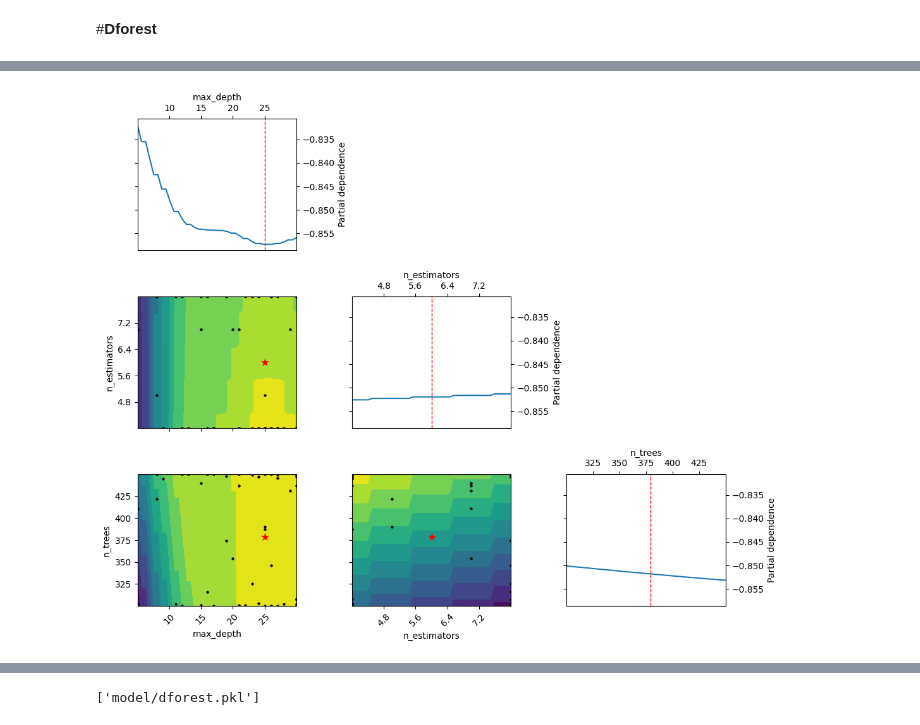
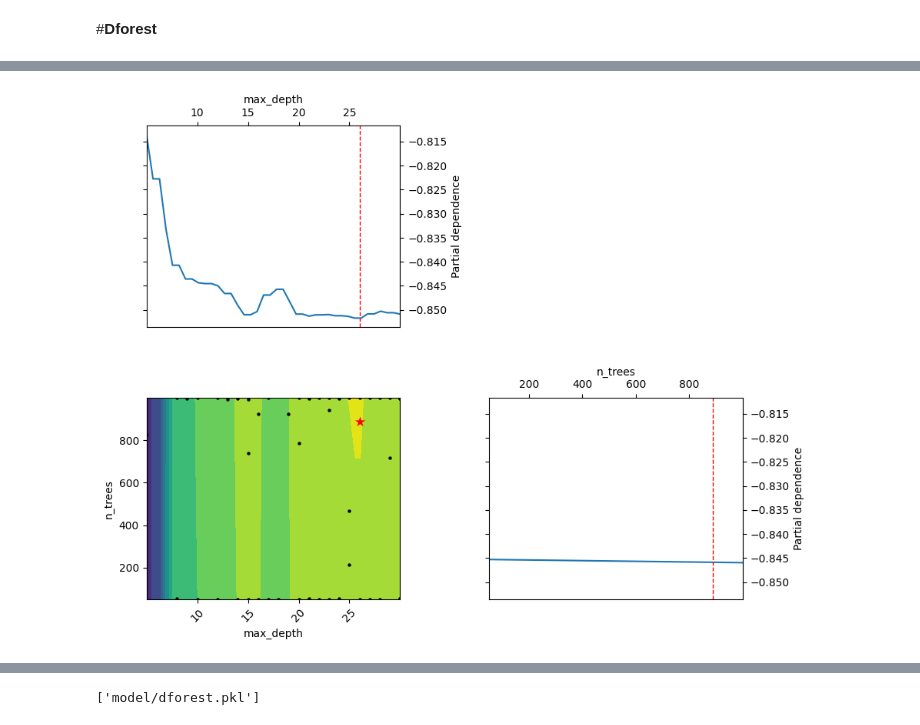
Before and after one commit to mersalas/ecosa, a Jupyter notebook: ecoli_algo.ipynb, the cells around one changed output, grey strips where cells are left out. Saved outputs shown, nothing was run; the diff lists cells and outputs as text; code cells hidden in the pictures.

```diff
--- a/ecoli_algo.ipynb
+++ b/ecoli_algo.ipynb
@@ -732,9 +738,9 @@ plt.show()
 # %%
 # Train XGB
 xgb_tuned = XGBClassifier(**xgb_cv.best_params_, tree_method='gpu_hist',
-                          gpu_id=0, objective='binary:logistic', max_depth=17,
-                          subsample=0.8, min_child_weight=1, colsample_bytree=1,
-                          reg_lambda=1, random_state=random_state)
+                          gpu_id=0, objective='binary:logistic', max_depth=20,
+                          gamma=1e-1, subsample=0.9, min_child_weight=1,
+                          colsample_bytree=1, reg_lambda=1e-2, random_state=random_state)
 
 xgb_tuned.fit(X_train, y_train)
 # %% [output]
@@ -801,12 +807,12 @@ AUROC: 0.9327
 # %%
 # Performing Bayesian search to optimize parameters for LGBM
 lgbm = LGBMClassifier(device='gpu', objective='binary', extra_trees=True, verbose=-1,
-                      max_depth=12, min_data_in_leaf=3, bagging_fraction=1.0,
-                      feature_fraction=1.0, reg_lambda=1e-3, num_leaves=84,
-                      random_state=random_state)
+                      max_depth=15, min_data_in_leaf=1, bagging_freq=10,
+                      bagging_fraction=0.75, feature_fraction=1.0, reg_lambda=1e-1,
+                      num_leaves=100, random_state=random_state)
 
-param = {'n_estimators': (840, 900),
-         'learning_rate': (5e-3,1e-1,'log-uniform'),
+param = {'n_estimators': (100, 1000),
+         'learning_rate': (5e-2,1,'log-uniform'),
         }
 
 cv = StratifiedKFold(n_splits=10, shuffle=True, random_state=random_state)
@@ -839,10 +845,10 @@ plt.show()
 # Train LGBM
 lgbm_tuned = LGBMClassifier(**lgbm_cv.best_params_, device='gpu',
                             objective='binary', extra_trees=True,
-                            verbose=-1, max_depth=12, min_data_in_leaf=3,
-                            bagging_fraction=1.0, feature_fraction=1.0,
-                            reg_lambda=1e-3, num_leaves=84,
-                            random_state=random_state)
+                            verbose=-1, max_depth=15, min_data_in_leaf=1,
+                            bagging_freq=10, bagging_fraction=0.75,
+                            feature_fraction=1.0, reg_lambda=1e-1,
+                            num_leaves=100, random_state=random_state)
 
 lgbm_tuned.fit(X_train, y_train)
 # %% [output]
@@ -910,13 +916,12 @@ warnings.filterwarnings("ignore", category=FutureWarning)
 
 # Performing Bayesian search to optimize parameters for deepforest
 dforest = CascadeForestClassifier(use_predictor=True, predictor='forest',
-                                  criterion='entropy', min_samples_split=2,
-                                  min_samples_leaf=1, n_jobs=-1,
-                                  n_tolerant_rounds=5, verbose=0,
+                                  criterion='entropy', n_estimators=2,
+                                  min_samples_split=2, min_samples_leaf=1,
+                                  n_jobs=-1, n_tolerant_rounds=5, verbose=0,
                                   random_state=random_state)
 
-param = {'n_estimators': (4,8),
-         'n_trees': (300,450),
+param = {'n_trees': (50,1000),
          'max_depth': (5,30),
          }
 
@@ -943,11 +946,11 @@ time taken: 2:06:09.611540
 # %%
 # Plot the Bayesian objective function
-fig, ax = plt.subplots(figsize=(12, 10))
+fig, ax = plt.subplots(figsize=(10, 8))
 plot_objective(dforest_cv.optimizer_results_[0], ax=ax)
 plt.show()
 # %% [output]
 [interactive output not drawn]
 [interactive output not drawn]
-[figure, old version]
+[figure, new version]
 # %%
 # Train deepforest model
```
Also changed, not shown: parts of 58 cells of this notebook, 5 other files.
